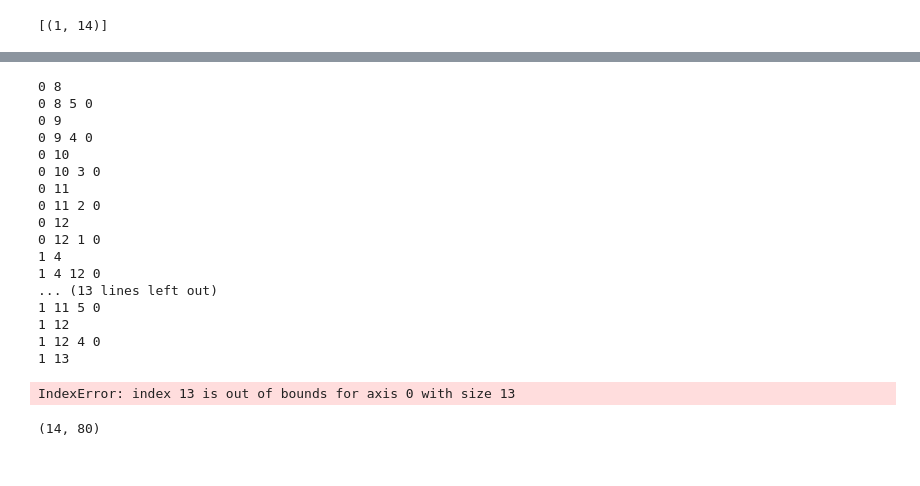
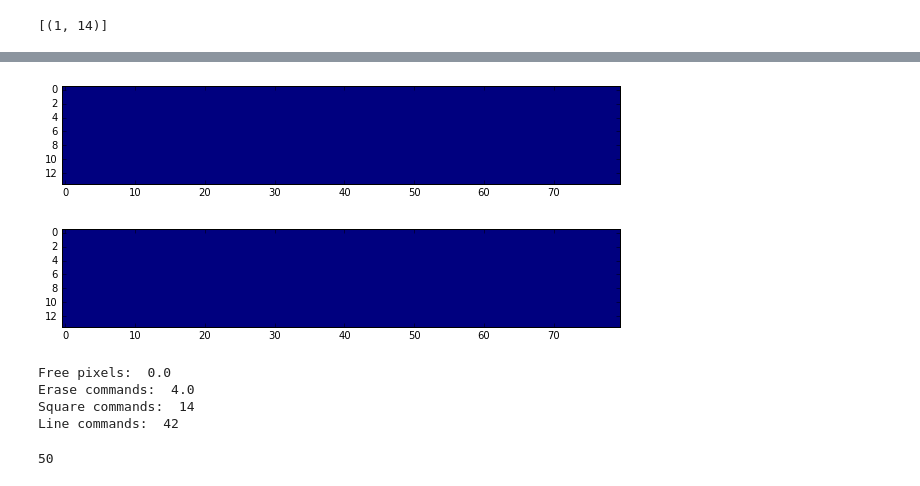
Before and after one commit to agarbuno/hashcode-2016, a Jupyter notebook: python/clean-image.ipynb, the cells around one changed output, grey strips where cells are left out. Drawn from its saved outputs; the diff is of its cells as text; code cells hidden in the pictures.

```diff
--- a/python/clean-image.ipynb
+++ b/python/clean-image.ipynb
@@ -166,37 +195,20 @@ fig.axes.get_yaxis().set_visible(False)
 # %%
+lines = []
 for row in range(indices.shape[0]):
     for col in range(indices.shape[1]):
         if paint[row][col]:
             vline = 0
             hline = 0
-            print row, col
-            for bit in paint[row][col:]:
+            for bit in paint[row, col:]:
+                if bit:
+                    hline += 1
+                else:
+                    break
+            for bit in paint[row:, col]:
                 if bit:
                     vline += 1
                 else:
                     break
-            for bit in paint[row:][col]:
-                if bit:
-                    hline += 1
-                else:
-                    break
-            print row, col, vline, hline
+            lines.append( (indices[row,col], row, col, hline, vline) )
+
+lines = sorted(lines, key=lambda element: (-max(element[3], element[4]), element[0]))
-# %% [output]
-0 8
-0 8 5 0
-0 9
-0 9 4 0
-0 10
-0 10 3 0
-0 11
-0 11 2 0
-0 12
-0 12 1 0
-1 4
-1 4 12 0
-... (13 lines left out)
-1 11 5 0
-1 12
-1 12 4 0
-1 13
-IndexError: index 13 is out of bounds for axis 0 with size 13
@@ -209,4 +215,33 @@ for bit in paint[0][80:]:
-# %%
-paint.shape
-# %% [output]
-(14, 80)
+# %%
+plt.figure(figsize=(10,10))
+linecmds = []
+for line in lines:
+    nwline = check_line(line)
+    if max(nwline[3],nwline[4]) > 0:
+        cmds = paint_line(line)
+        linecmds.append(cmds)
+        plt.imshow(paint)
+        clear_output(wait=True)
+        display(plt.gcf())
+        time.sleep(0.001)
+# %% [output]
+[figure, added]
+[figure, added]
+# %%
+# Total pixels
+print "Free pixels: ", paint.sum()
+# Total erases
+print "Erase commands: ", zeros
+# Total squares
+print "Square commands: ", sum([ v for (k,v) in [ (key,len(paints[key])) for key in paints.keys() ]])
+# Total of line commands
+print "Line commands: ", len(linecmds)
+# %% [output]
+Free pixels:  0.0
+Erase commands:  4.0
+Square commands:  14
+Line commands:  42
+# %%
+len(linecmds)
+# %% [output]
+50
```
Also changed, not shown: parts of 8 cells of this notebook, 1 other file.
